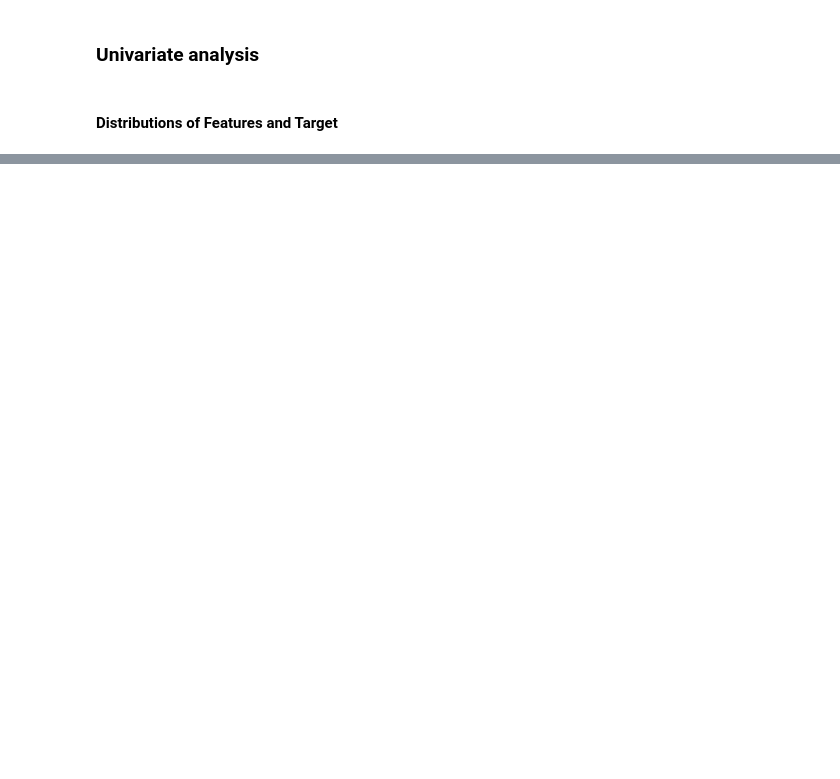
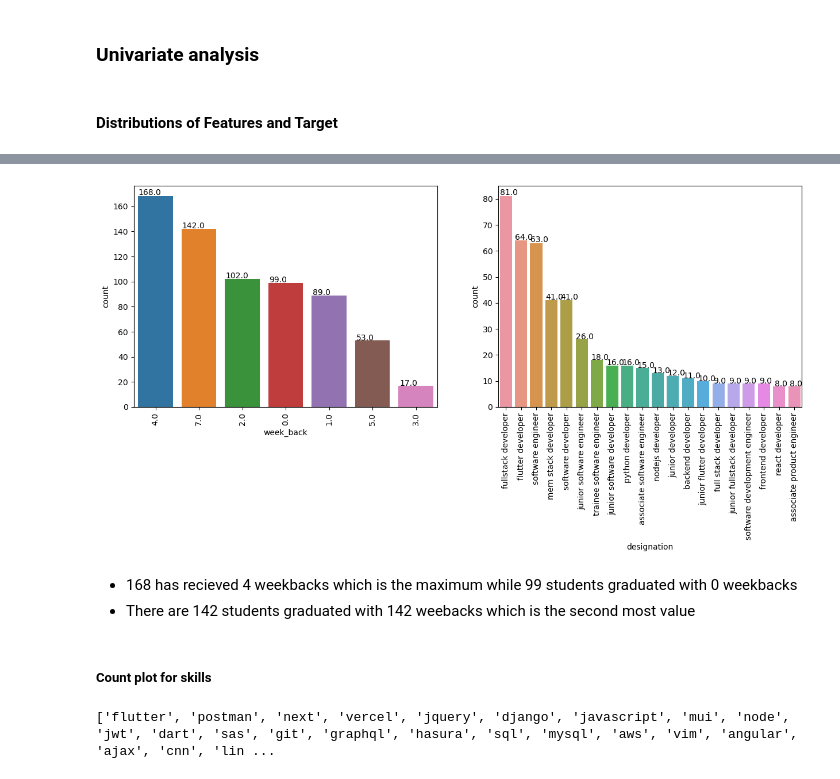
Before and after one commit to mubarakmayyeri/worth-machine-learning, a Jupyter notebook: 3_eda/1_eda-combined.ipynb, the cells around one changed output, grey strips where cells are left out. Saved outputs shown, nothing was run; the diff lists cells and outputs as text; code cells hidden in the pictures; blank space fills up the shorter version.

```diff
--- a/3_eda/1_eda-combined.ipynb
+++ b/3_eda/1_eda-combined.ipynb
@@ -619,0 +655,36 @@ plt.show()
+# %%
+# Count plot for week_back and designation
+cols_1 = ['week_back', 'designation']
+
+# Count plot of Categorical features
+plt.figure(figsize=(15, 5))
+
+for i, col in enumerate(cols_1, 1):
+    plt.subplot(1, 2, i)
+    plt.subplots_adjust(hspace=1)
+
+    if col == 'designation':
+        # Retrieve the top 20 unique values from 'designation' column
+        top_20_designations = skills_df['designation'].value_counts().head(20).index
+
+        ax = sns.countplot(data=skills_df, x=col, order=top_20_designations)
+        ax.set_xticklabels(ax.get_xticklabels(), rotation=90)
+    else:
+        ax = sns.countplot(data=skills_df, x=col,  order= data[col].value_counts().index)
+        ax.set_xticklabels(ax.get_xticklabels(), rotation=90)
+
+    for p in ax.patches:
+        ax.annotate(p.get_height(), (p.get_x() * 1.005, p.get_height() * 1.005))
+# %% [output]
+[figure, added]
+# %% [markdown]
+* 168 has recieved 4 weekbacks which is the maximum while 99 students graduated with 0 weekbacks
+* There are 142 students graduated with 142 weebacks which is the second most value
+# %% [markdown]
+##### Count plot for skills
+# %%
+# Creating a list for uniques skills in the datframe
+skills_list = list(skills_df.iloc[:, 11:51].columns)
+print(skills_list)
+# %% [output]
+['flutter', 'postman', 'next', 'vercel', 'jquery', 'django', 'javascript', 'mui', 'node', 'jwt', 'dart', 'sas', 'git', 'graphql', 'hasura', 'sql', 'mysql', 'aws', 'vim', 'angular', 'ajax', 'cnn', 'lin ...
```
Also changed, not shown: parts of 33 cells of this notebook, 1 other file.
